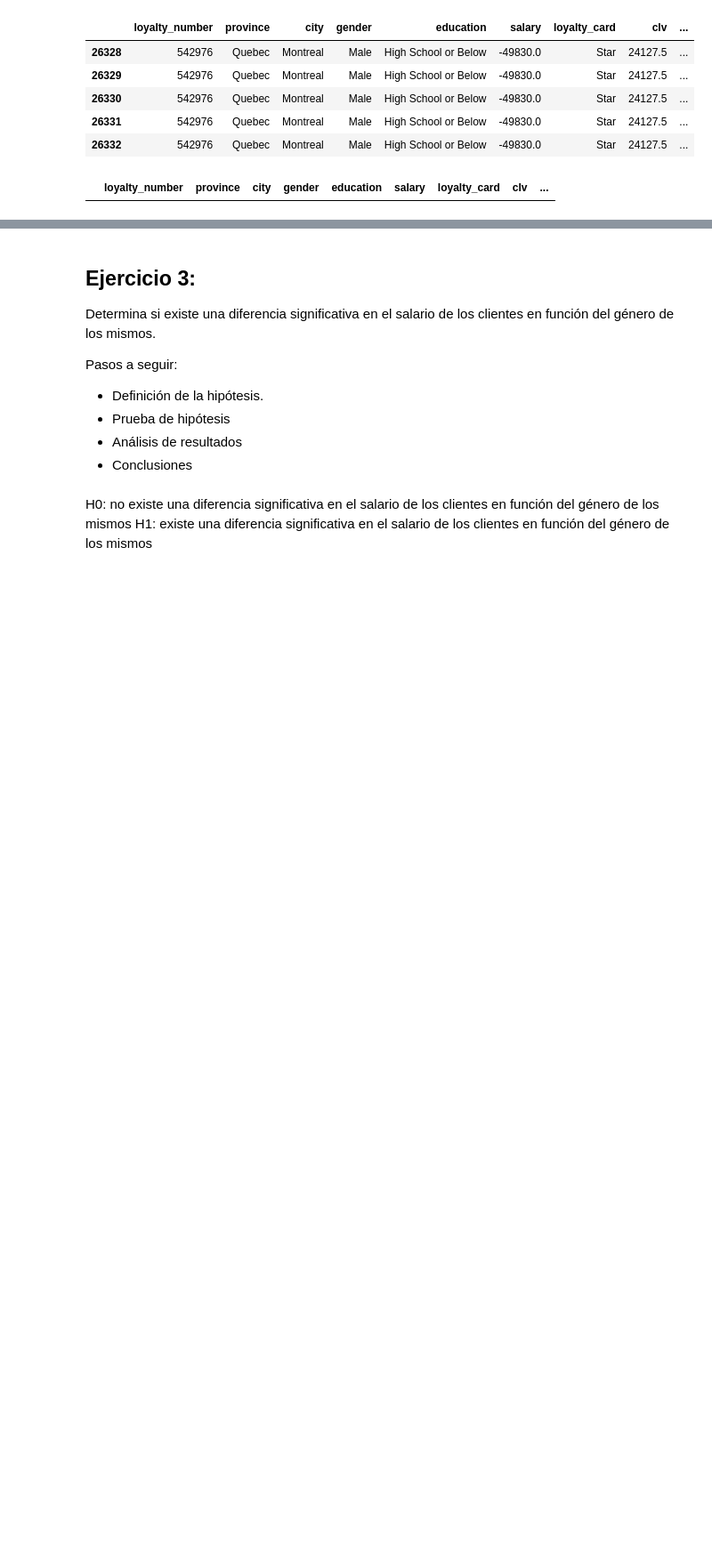
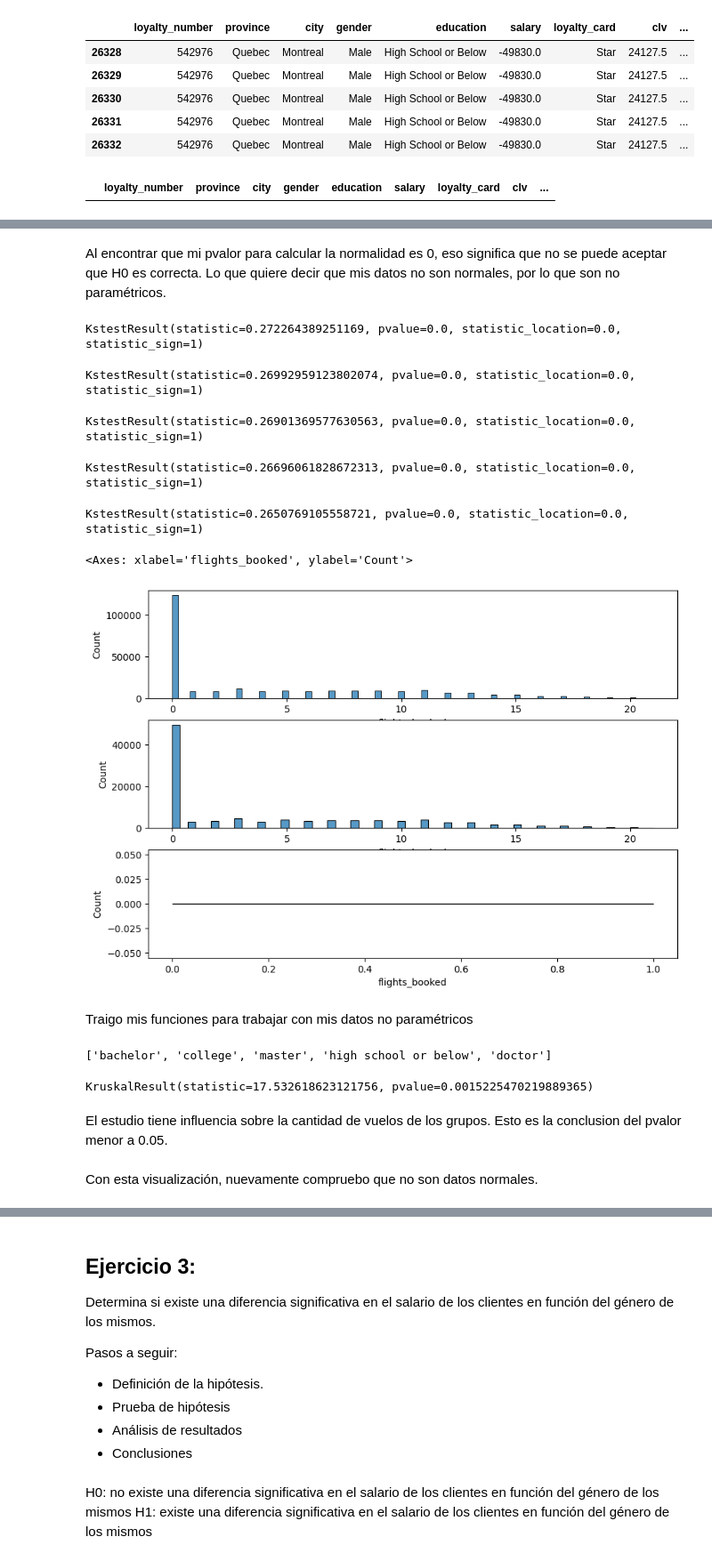
Before and after one commit to ngcarvajall/LAB_AB_no_parametrico, a Jupyter notebook: laboratorio-modulo6-leccion04-1-ab-testing-no-param.ipynb, the cells around one changed output, grey strips where cells are left out. Shown at 89% size. Saved outputs shown, nothing was run; the diff lists cells and outputs as text; code cells hidden in the pictures; blank space fills up the shorter version.

```diff
--- a/laboratorio-modulo6-leccion04-1-ab-testing-no-param.ipynb
+++ b/laboratorio-modulo6-leccion04-1-ab-testing-no-param.ipynb
@@ -319,0 +342,2 @@ La columna education tiene las siguientes valore únicos:
+# %% [markdown]
+Al encontrar que mi pvalor para calcular la normalidad es 0, eso significa que no se puede aceptar que H0 es correcta. Lo que quiere decir que mis datos no son normales, por lo que son no paramétricos.
@@ -319,0 +350,33 @@ La columna education tiene las siguientes valore únicos:
+# %%
+stats.kstest(df[df['education'] == 'Bachelor']['flights_booked'], distA) #datos normales
+# %% [output]
+KstestResult(statistic=0.272264389251169, pvalue=0.0, statistic_location=0.0, statistic_sign=1)
+# %%
+stats.kstest(df[df['education'] == 'College']['flights_booked'], distB) #datos normales
+# %% [output]
+KstestResult(statistic=0.26992959123802074, pvalue=0.0, statistic_location=0.0, statistic_sign=1)
+# %%
+stats.kstest(df[df['education'] == 'High School or Below']['flights_booked'], distC) #datos normales
+# %% [output]
+KstestResult(statistic=0.26901369577630563, pvalue=0.0, statistic_location=0.0, statistic_sign=1)
+# %%
+stats.kstest(df[df['education'] == 'Doctor']['flights_booked'], distD) #datos normales
+# %% [output]
+KstestResult(statistic=0.26696061828672313, pvalue=0.0, statistic_location=0.0, statistic_sign=1)
+# %%
+stats.kstest(df[df['education'] == 'Master']['flights_booked'], distE) #datos normales
+# %% [output]
+KstestResult(statistic=0.2650769105558721, pvalue=0.0, statistic_location=0.0, statistic_sign=1)
+# %%
+fig, axes = plt.subplots(nrows=3, ncols=1, figsize = (10,7))
+
+axes = axes.flat # pasamos al 3x1
+
+sns.histplot(x='flights_booked', data= df[df['education']=='Bachelor'], ax=axes[0])#vemos que tiene cola, por eso hacemos levene
+sns.histplot(x='flights_booked', data= df[df['education']=='College'], ax=axes[1])#vemos que tiene cola, por eso hacemos levene
+sns.histplot(x='flights_booked', data= df[df['education']=='High School or below'], ax=axes[2])#vemos que tiene cola, por eso hacemos levene
+# %% [output]
+<Axes: xlabel='flights_booked', ylabel='Count'>
+[figure, added]
+# %% [markdown]
+Traigo mis funciones para trabajar con mis datos no paramétricos
@@ -319,0 +401,13 @@ La columna education tiene las siguientes valore únicos:
+# %%
+nombres = s.crear_df_grupos(df,'education', 'flights_booked')
+print(nombres)
+# %% [output]
+['bachelor', 'college', 'master', 'high school or below', 'doctor']
+# %%
+s.elegir_test(5, 0, nombres)
+# %% [output]
+KruskalResult(statistic=17.532618623121756, pvalue=0.0015225470219889365)
+# %% [markdown]
+El estudio tiene influencia sobre la cantidad de vuelos de los grupos. Esto es la conclusion del pvalor menor a 0.05.
+# %% [markdown]
+Con esta visualización, nuevamente compruebo que no son datos normales.
```
Also changed, not shown: parts of 22 cells of this notebook, 1 other file.
